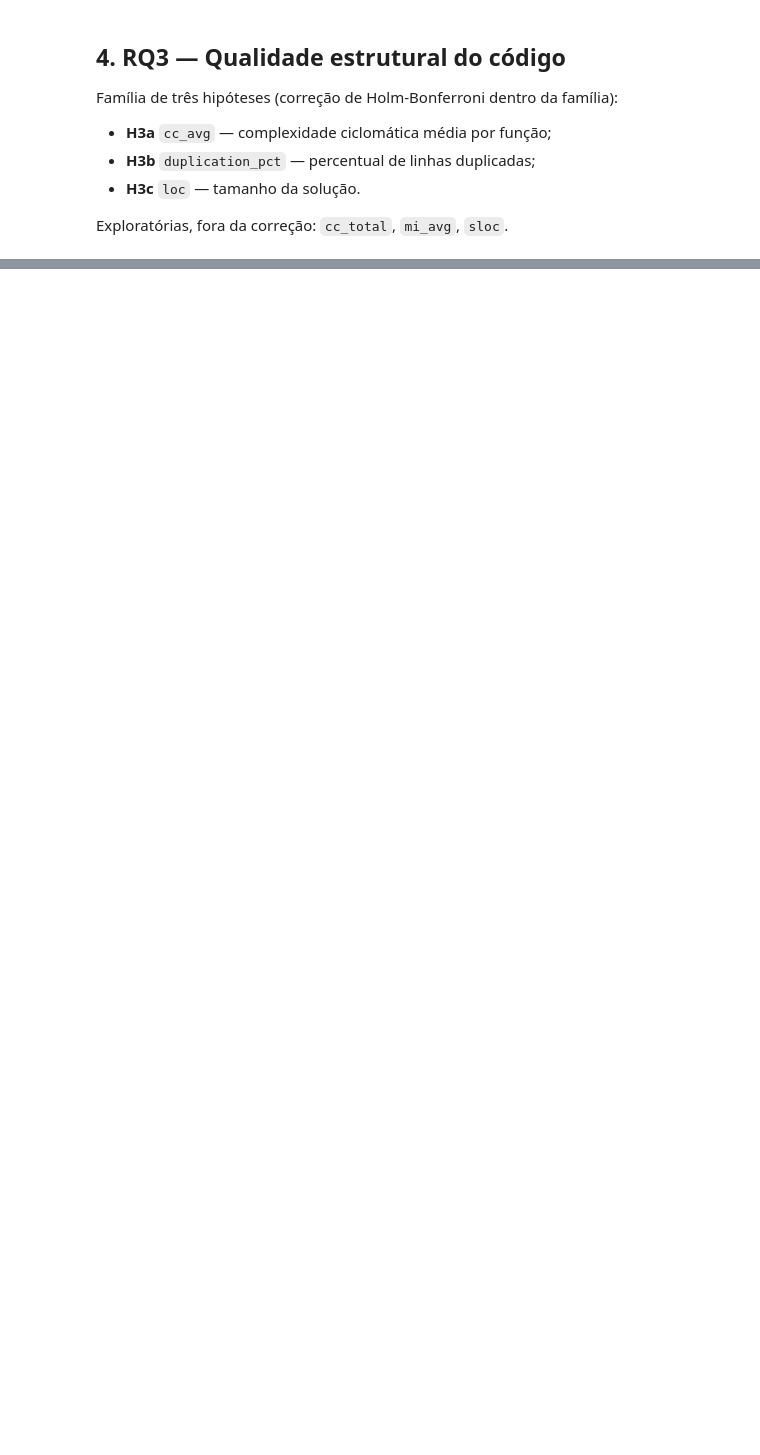
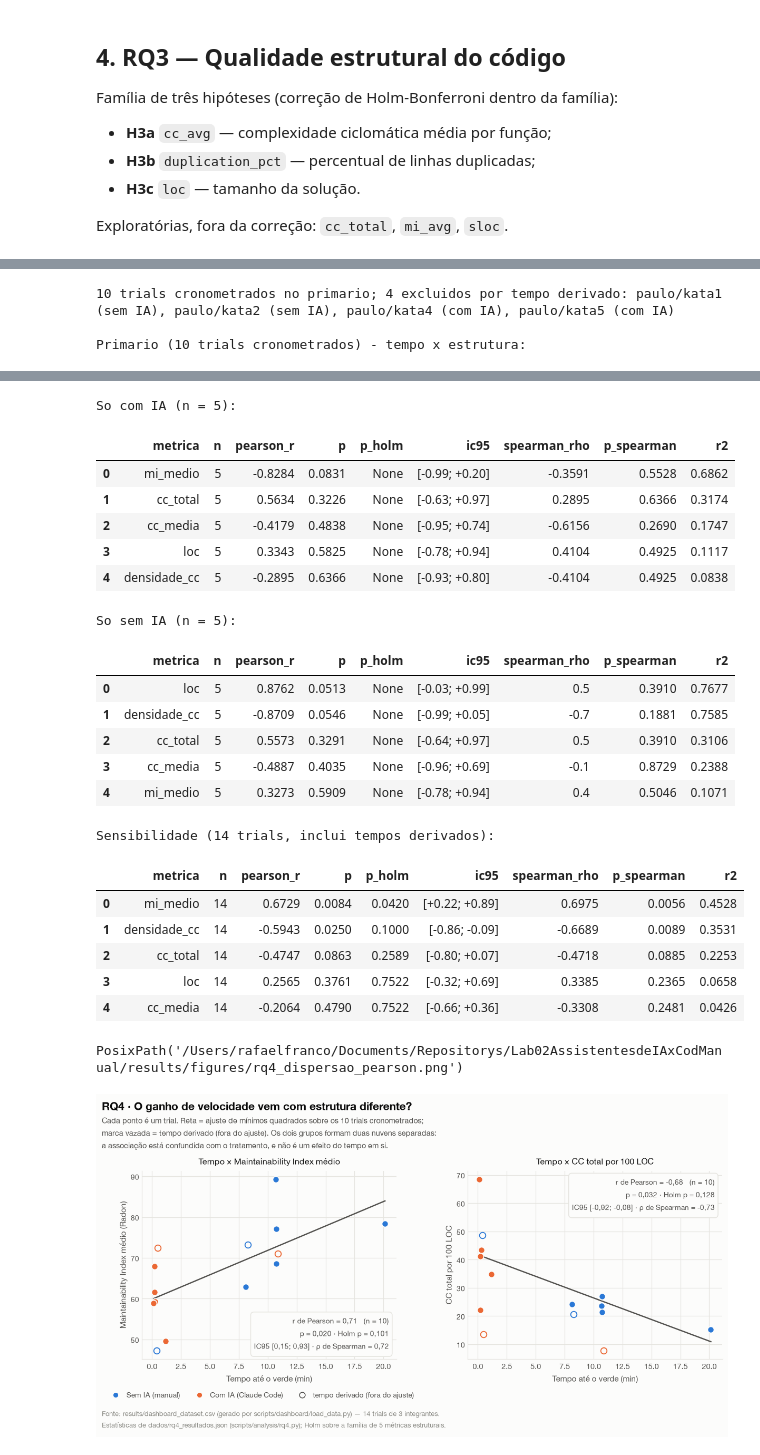
Before and after one commit to vitorrebula/Lab02AssistentesdeIAxCodManual, a Jupyter notebook: scripts/dashboard/dashboard.ipynb, the cells around one changed output, grey strips where cells are left out. Drawn from its saved outputs; the diff is of its cells as text; code cells hidden in the pictures; blank space fills up the shorter version.

```diff
--- a/scripts/dashboard/dashboard.ipynb
+++ b/scripts/dashboard/dashboard.ipynb
@@ -176,0 +412,39 @@ for metrica in RQ3_METRICS:
+# %%
+rq4 = resultados("rq4")
+print(f"{rq4['n_primario_cronometrado']} trials cronometrados no primario; "
+      f"{rq4['n_excluidos_tempo_derivado']} excluidos por tempo derivado: "
+      f"{', '.join(rq4['excluidos'])}")
+
+def tabela_rq4(bloco, holm=None):
+    linhas = []
+    for metrica, s in bloco.items():
+        ic = s.get("ic95_pearson")
+        linhas.append({
+            "metrica": metrica, "n": s["n"],
+            "pearson_r": s["pearson_r"], "p": s["pearson_p"],
+            "p_holm": (holm or {}).get(metrica),
+            "ic95": f"[{ic[0]:+.2f}; {ic[1]:+.2f}]" if ic else None,
+            "spearman_rho": s["spearman_rho"], "p_spearman": s["spearman_p"],
+            "r2": s.get("r2"),
+        })
+    return pd.DataFrame(linhas).sort_values("p").reset_index(drop=True)
+
+print("\nPrimario (10 trials cronometrados) - tempo x estrutura:")
+display(tabela_rq4(rq4["primario"]["global"], rq4["primario"]["holm_global"]["pearson"]))
+
+# A estratificacao e o ponto da analise: se a correlacao global sobrevive dentro
+# de cada tratamento, ela e do tempo; se desaparece, era o tratamento disfarcado.
+for tratamento, bloco in rq4["primario"]["por_tratamento"].items():
+    print(f"\nSo {tratamento} (n = {bloco['n_trials']}):")
+    display(tabela_rq4({k: v for k, v in bloco.items() if k != "n_trials"}))
+
+print("\nSensibilidade (14 trials, inclui tempos derivados):")
+display(tabela_rq4(rq4["sensibilidade_com_derivados"]["global"],
+                   rq4["sensibilidade_com_derivados"]["holm_global"]["pearson"]))
+
+fig_rq4 = figure_rq4_scatter(df, rq4)
+save_figure(fig_rq4, FIG_DIR / "rq4_dispersao_pearson.png")
+# %% [output]
+10 trials cronometrados no primario; 4 excluidos por tempo derivado: paulo/kata1 (sem IA), paulo/kata2 (sem IA), paulo/kata4 (com IA), paulo/kata5 (com IA)
+
+Primario (10 trials cronometrados) - tempo x estrutura:
@@ -176,0 +457,23 @@ for metrica in RQ3_METRICS:
+So com IA (n = 5):
+|  | metrica | n | pearson_r | p | p_holm | ic95 | spearman_rho | p_spearman | r2 |
+| 0 | mi_medio | 5 | -0.8284 | 0.0831 | None | [-0.99; +0.20] | -0.3591 | 0.5528 | 0.6862 |
+| 1 | cc_total | 5 | 0.5634 | 0.3226 | None | [-0.63; +0.97] | 0.2895 | 0.6366 | 0.3174 |
+| 2 | cc_media | 5 | -0.4179 | 0.4838 | None | [-0.95; +0.74] | -0.6156 | 0.2690 | 0.1747 |
+| 3 | loc | 5 | 0.3343 | 0.5825 | None | [-0.78; +0.94] | 0.4104 | 0.4925 | 0.1117 |
+| 4 | densidade_cc | 5 | -0.2895 | 0.6366 | None | [-0.93; +0.80] | -0.4104 | 0.4925 | 0.0838 |
+So sem IA (n = 5):
+|  | metrica | n | pearson_r | p | p_holm | ic95 | spearman_rho | p_spearman | r2 |
+| 0 | loc | 5 | 0.8762 | 0.0513 | None | [-0.03; +0.99] | 0.5 | 0.3910 | 0.7677 |
+| 1 | densidade_cc | 5 | -0.8709 | 0.0546 | None | [-0.99; +0.05] | -0.7 | 0.1881 | 0.7585 |
+| 2 | cc_total | 5 | 0.5573 | 0.3291 | None | [-0.64; +0.97] | 0.5 | 0.3910 | 0.3106 |
+| 3 | cc_media | 5 | -0.4887 | 0.4035 | None | [-0.96; +0.69] | -0.1 | 0.8729 | 0.2388 |
+| 4 | mi_medio | 5 | 0.3273 | 0.5909 | None | [-0.78; +0.94] | 0.4 | 0.5046 | 0.1071 |
+Sensibilidade (14 trials, inclui tempos derivados):
+|  | metrica | n | pearson_r | p | p_holm | ic95 | spearman_rho | p_spearman | r2 |
+| 0 | mi_medio | 14 | 0.6729 | 0.0084 | 0.0420 | [+0.22; +0.89] | 0.6975 | 0.0056 | 0.4528 |
+| 1 | densidade_cc | 14 | -0.5943 | 0.0250 | 0.1000 | [-0.86; -0.09] | -0.6689 | 0.0089 | 0.3531 |
+| 2 | cc_total | 14 | -0.4747 | 0.0863 | 0.2589 | [-0.80; +0.07] | -0.4718 | 0.0885 | 0.2253 |
+| 3 | loc | 14 | 0.2565 | 0.3761 | 0.7522 | [-0.32; +0.69] | 0.3385 | 0.2365 | 0.0658 |
+| 4 | cc_media | 14 | -0.2064 | 0.4790 | 0.7522 | [-0.66; +0.36] | -0.3308 | 0.2481 | 0.0426 |
+PosixPath('/Users/rafaelfranco/Documents/Repositorys/Lab02AssistentesdeIAxCodManual/results/figures/rq4_dispersao_pearson.png')
+[figure, added]
```
Also changed, not shown: parts of 17 cells of this notebook, 38 other files.
